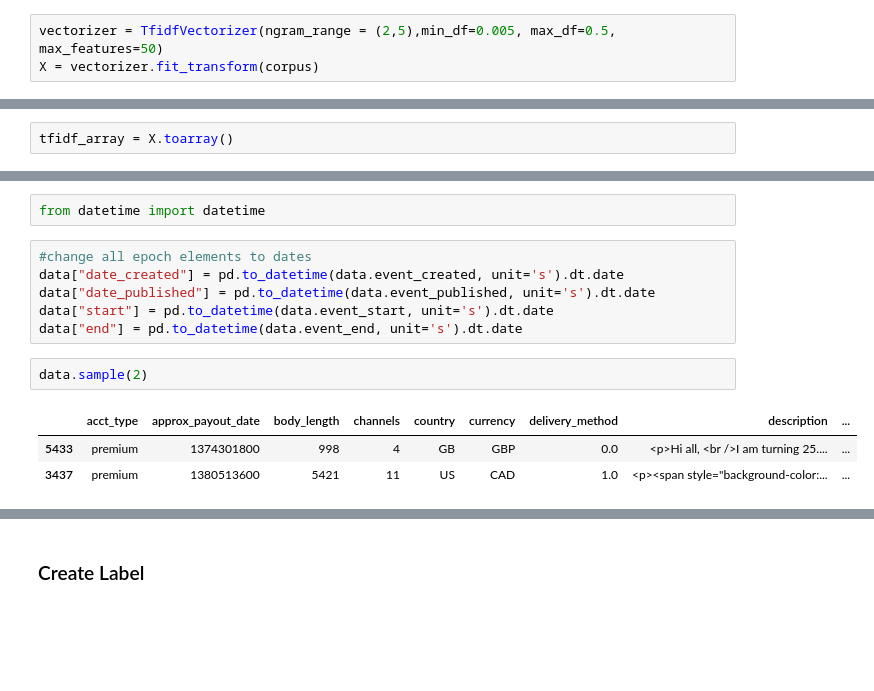
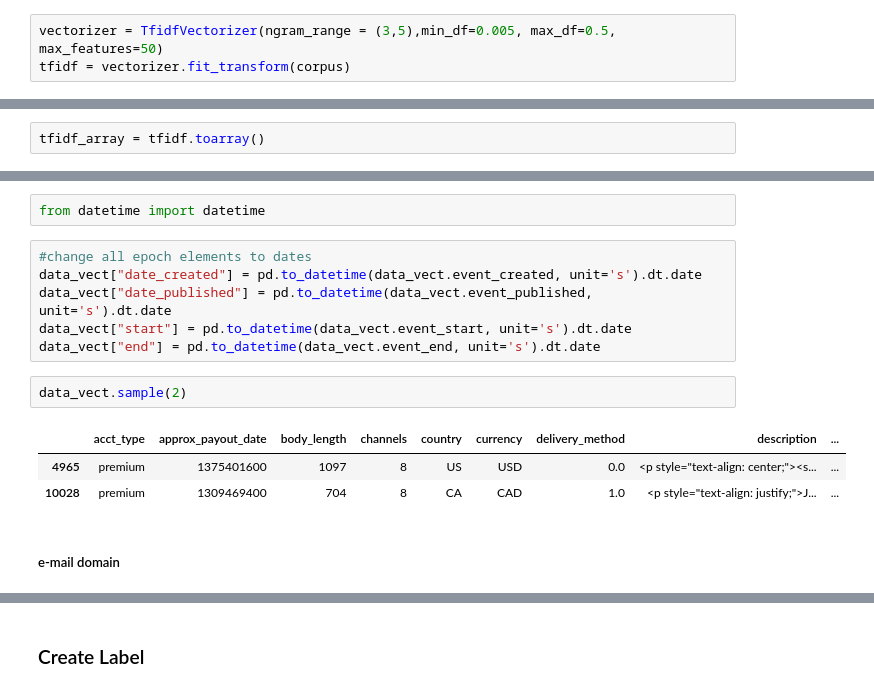
Before and after one commit to david-yang2/who_is_the_fraud, a Jupyter notebook: EDA.ipynb, the cells around one changed output, grey strips where cells are left out. Drawn from its saved outputs; the diff is of its cells as text; blank space fills up the shorter version.

```diff
--- a/EDA.ipynb
+++ b/EDA.ipynb
@@ -194,7 +194,7 @@ corpus
  'unique brand value – mini workshop aligning business brand truth ever freeze someone asks wondering you’re going say right thing get confused difference business brand unclear marketing keeping clie ...
  'clayton join us unique complete boldt castle tour tour begins new pavilion clayton replica train station rich famous started vacation area experienced local guides provide live narrative sites ameri ...
 # %%
-vectorizer = TfidfVectorizer(ngram_range = (2,5),min_df=0.005, max_df=0.5, max_features=50)
-X = vectorizer.fit_transform(corpus)
+vectorizer = TfidfVectorizer(ngram_range = (3,5),min_df=0.005, max_df=0.5, max_features=50)
+tfidf = vectorizer.fit_transform(corpus)
 # %%
 print(vectorizer.get_feature_names())
@@ -203,5 +221,5 @@ X.toarray()
 # %%
-tfidf_array = X.toarray()
+tfidf_array = tfidf.toarray()
 # %%
 tfidf_vect = pd.DataFrame(tfidf_array, columns = vectorizer.get_feature_names())
 # %%
@@ -214,13 +244,15 @@ data_vect.sample(10)
 from datetime import datetime
 # %%
 #change all epoch elements to dates
-data["date_created"] = pd.to_datetime(data.event_created, unit='s').dt.date
-data["date_published"] = pd.to_datetime(data.event_published, unit='s').dt.date
-data["start"] = pd.to_datetime(data.event_start, unit='s').dt.date
-data["end"] = pd.to_datetime(data.event_end, unit='s').dt.date
+data_vect["date_created"] = pd.to_datetime(data_vect.event_created, unit='s').dt.date
+data_vect["date_published"] = pd.to_datetime(data_vect.event_published, unit='s').dt.date
+data_vect["start"] = pd.to_datetime(data_vect.event_start, unit='s').dt.date
+data_vect["end"] = pd.to_datetime(data_vect.event_end, unit='s').dt.date
 # %%
-data.sample(2)
+data_vect.sample(2)
 # %% [output]
 |  | acct_type | approx_payout_date | body_length | channels | country | currency | delivery_method | description | ... |
-| 5433 | premium | 1374301800 | 998 | 4 | GB | GBP | 0.0 | <p>Hi all, <br />I am turning 25.... | ... |
-| 3437 | premium | 1380513600 | 5421 | 11 | US | CAD | 1.0 | <p><span style="background-color:... | ... |
+| 4965 | premium | 1375401600 | 1097 | 8 | US | USD | 0.0 | <p style="text-align: center;"><s... | ... |
+| 10028 | premium | 1309469400 | 704 | 8 | CA | CAD | 1.0 | <p style="text-align: justify;">J... | ... |
+# %% [markdown]
+##### e-mail domain
```
Also changed, not shown: parts of 31 cells of this notebook.
